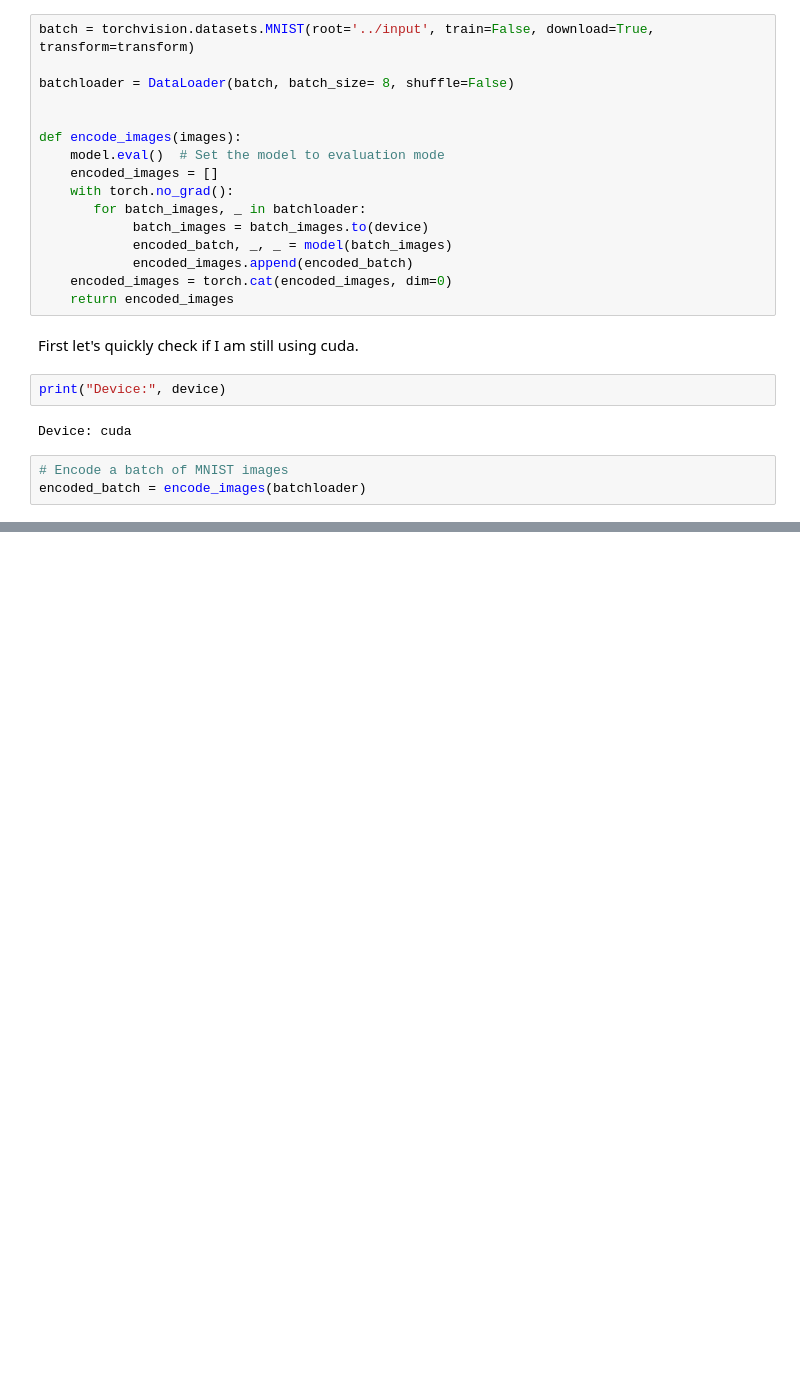
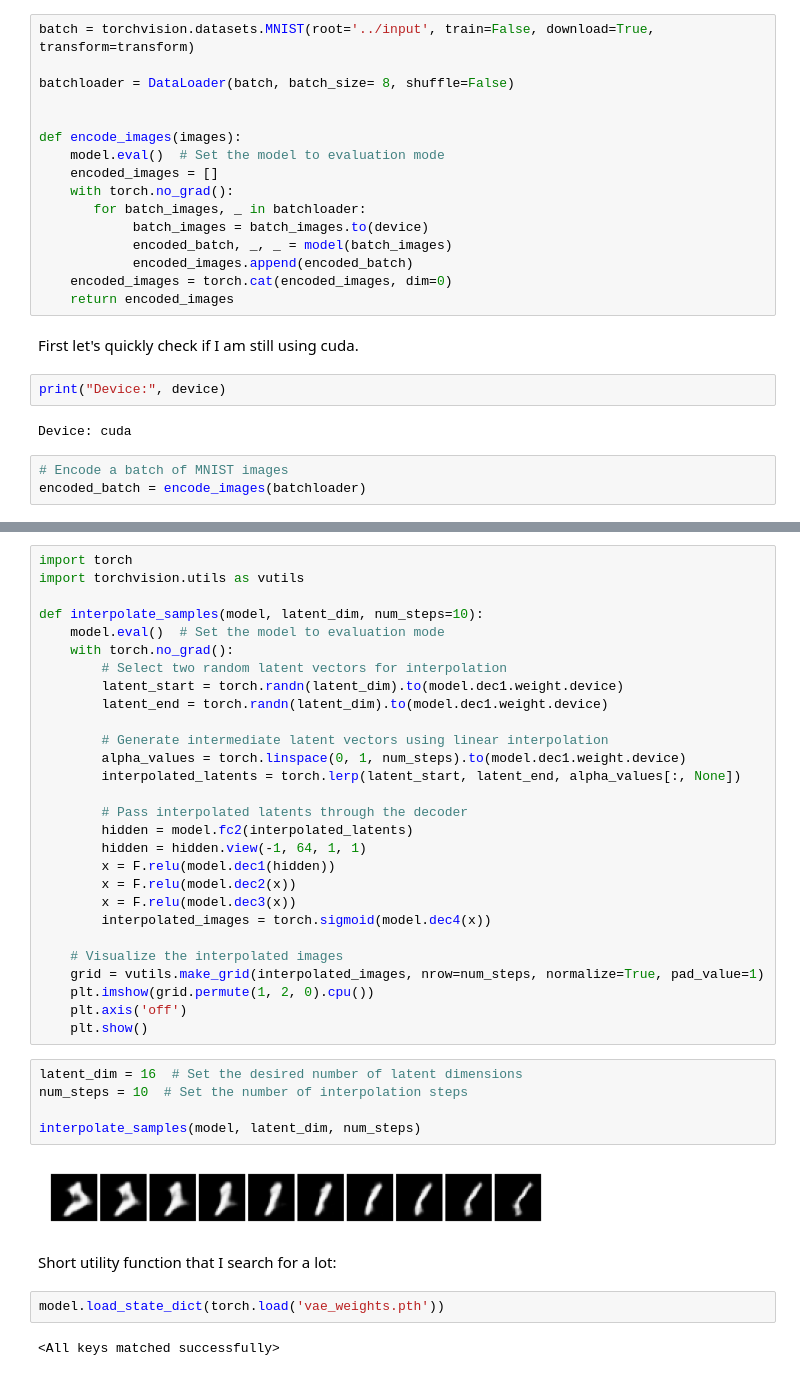
Before and after one commit to tchaase/pytorch_mnist_vae, a Jupyter notebook: code/vae.ipynb, the cells around one changed output, grey strips where cells are left out. Drawn from its saved outputs; the diff is of its cells as text; blank space fills up the shorter version.

```diff
--- a/code/vae.ipynb
+++ b/code/vae.ipynb
@@ -403,0 +547,41 @@ ModuleNotFoundError: No module named 'sklearn'
+# %%
+import torch
+import torchvision.utils as vutils
+
+def interpolate_samples(model, latent_dim, num_steps=10):
+    model.eval()  # Set the model to evaluation mode
+    with torch.no_grad():
+        # Select two random latent vectors for interpolation
+        latent_start = torch.randn(latent_dim).to(model.dec1.weight.device)
+        latent_end = torch.randn(latent_dim).to(model.dec1.weight.device)
+
+        # Generate intermediate latent vectors using linear interpolation
+        alpha_values = torch.linspace(0, 1, num_steps).to(model.dec1.weight.device)
+        interpolated_latents = torch.lerp(latent_start, latent_end, alpha_values[:, None])
+
+        # Pass interpolated latents through the decoder
+        hidden = model.fc2(interpolated_latents)
+        hidden = hidden.view(-1, 64, 1, 1)
+        x = F.relu(model.dec1(hidden))
+        x = F.relu(model.dec2(x))
+        x = F.relu(model.dec3(x))
+        interpolated_images = torch.sigmoid(model.dec4(x))
+
+    # Visualize the interpolated images
+    grid = vutils.make_grid(interpolated_images, nrow=num_steps, normalize=True, pad_value=1)
+    plt.imshow(grid.permute(1, 2, 0).cpu())
+    plt.axis('off')
+    plt.show()
+# %%
+latent_dim = 16  # Set the desired number of latent dimensions
+num_steps = 10  # Set the number of interpolation steps
+
+interpolate_samples(model, latent_dim, num_steps)
+# %% [output]
+[figure, added]
+# %% [markdown]
+Short utility function that I search for a lot:
+# %%
+model.load_state_dict(torch.load('vae_weights.pth'))
+# %% [output]
+<All keys matched successfully>
```
Also changed, not shown: parts of 15 cells of this notebook, 1 other file.
